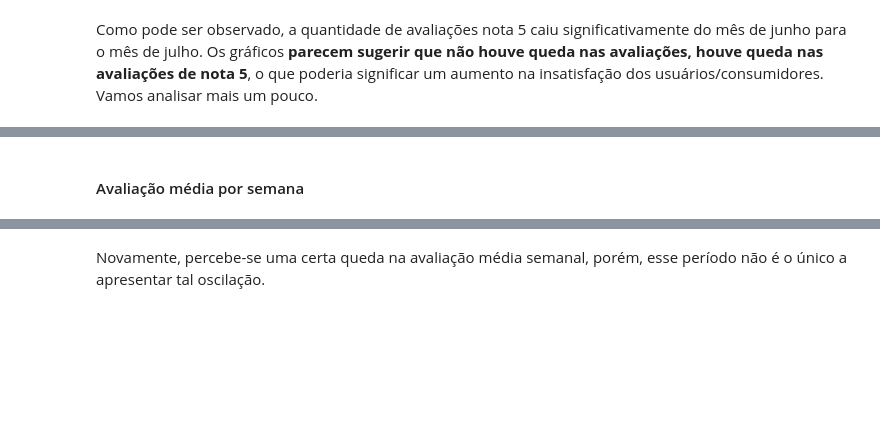
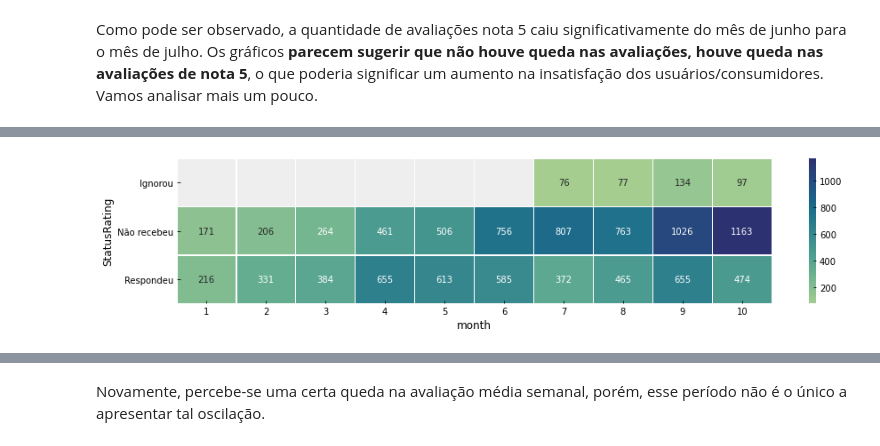
Before and after one commit to japanfelipe/challenge_ze, a Jupyter notebook: desafio I/notebooks/questao1.ipynb, the cells around one changed output, grey strips where cells are left out. Cells and saved outputs as stored; diff of their text form; code cells hidden in the pictures; blank space fills up the shorter version.

```diff
--- a/desafio I/notebooks/questao1.ipynb
+++ b/desafio I/notebooks/questao1.ipynb
@@ -22,7 +24,9 @@ The autoreload extension is already loaded. To reload it, use:
 # %%
 # Carregar os dados
-Order_rating_DB = pd.read_excel(DATA_INPUTS / 'Data Analyst _ Zé Delivery Data Base.xlsx', sheet_name='Order rating DB')
-Bad_Rating_reasons = pd.read_excel(DATA_INPUTS / 'Data Analyst _ Zé Delivery Data Base.xlsx', sheet_name='Bad Rating reasons')
-Rating_email_data = pd.read_excel(DATA_INPUTS / 'Data Analyst _ Zé Delivery Data Base.xlsx', sheet_name='Rating e-mail data')
+Order_rating_DB = pd.read_csv(DATA_INPUTS_OUTPUTS / 'OrderRatingDB.csv')
+Bad_Rating_reasons = pd.read_excel(DATA_INPUTS_OUTPUTS / 'Data Analyst _ Zé Delivery Data Base.xlsx', sheet_name='Bad Rating reasons')
+Rating_email_data = pd.read_excel(DATA_INPUTS_OUTPUTS / 'Data Analyst _ Zé Delivery Data Base.xlsx', sheet_name='Rating e-mail data')
+# %%
+Order_rating_DB['Date&Time'] = pd.to_datetime(Order_rating_DB['Date&Time'])
 # %%
 # Adicionar colunas
@@ -248,2 +231,18 @@ classificacao.query("month == 6 or month == 7")[['month','Rating']]
-# %% [markdown]
-#### Avaliação média por semana
+# %%
+# Vamos  observar a quantidade de registros com alguma avaliação x a quantidade total de registros ao longo do ano
+Order_rating_DB['StatusRating'] = (
+    Order_rating_DB['Rating'].apply(lambda x: 'Ignorou' if x==-1.0 else 'Não recebeu' if pd.isna(x)==True or x==0 else "Respondeu")
+)
+plt.figure(figsize=(15,3))
+registros_por_status_rating = Order_rating_DB.pivot_table(
+                                index='StatusRating',
+                                columns='month',
+                                values='OrderID',
+                                aggfunc='count'
+                               )
+(sns.heatmap(
+        registros_por_status_rating,
+        annot=True, fmt='.0f', linewidths=0.5, cmap="crest")
+);
+# %% [output]
+[figure, added]
```
Also changed, not shown: parts of 26 cells of this notebook, 4 other files.
